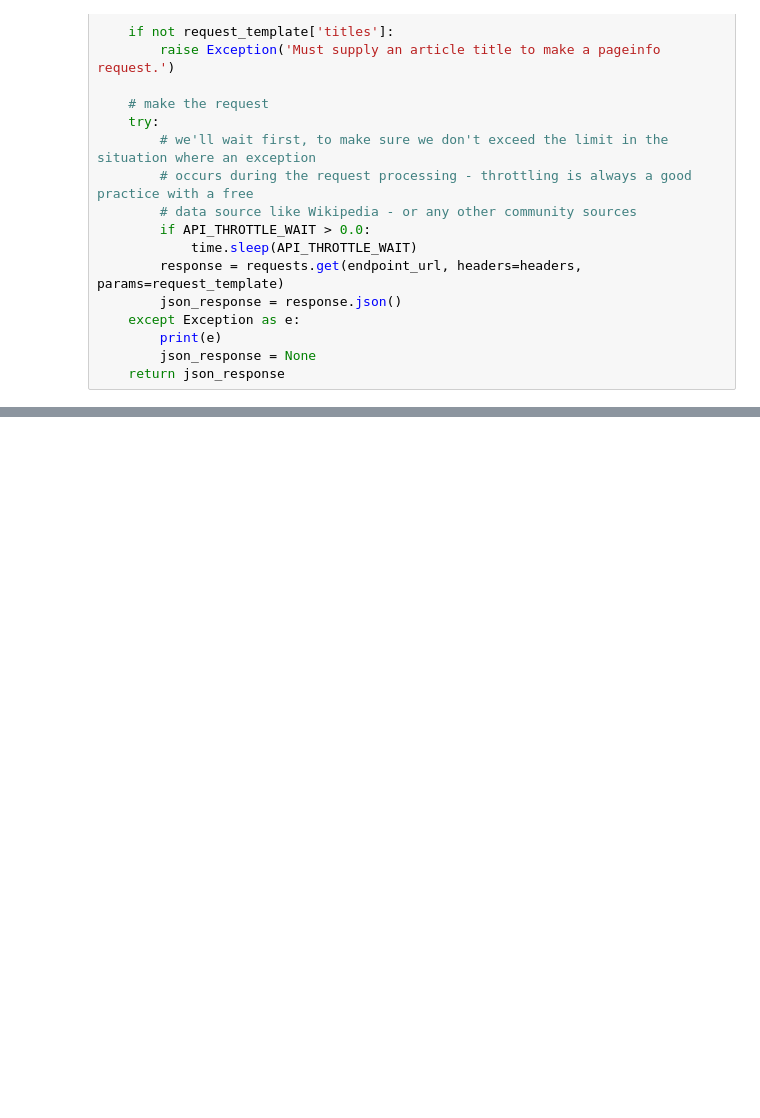
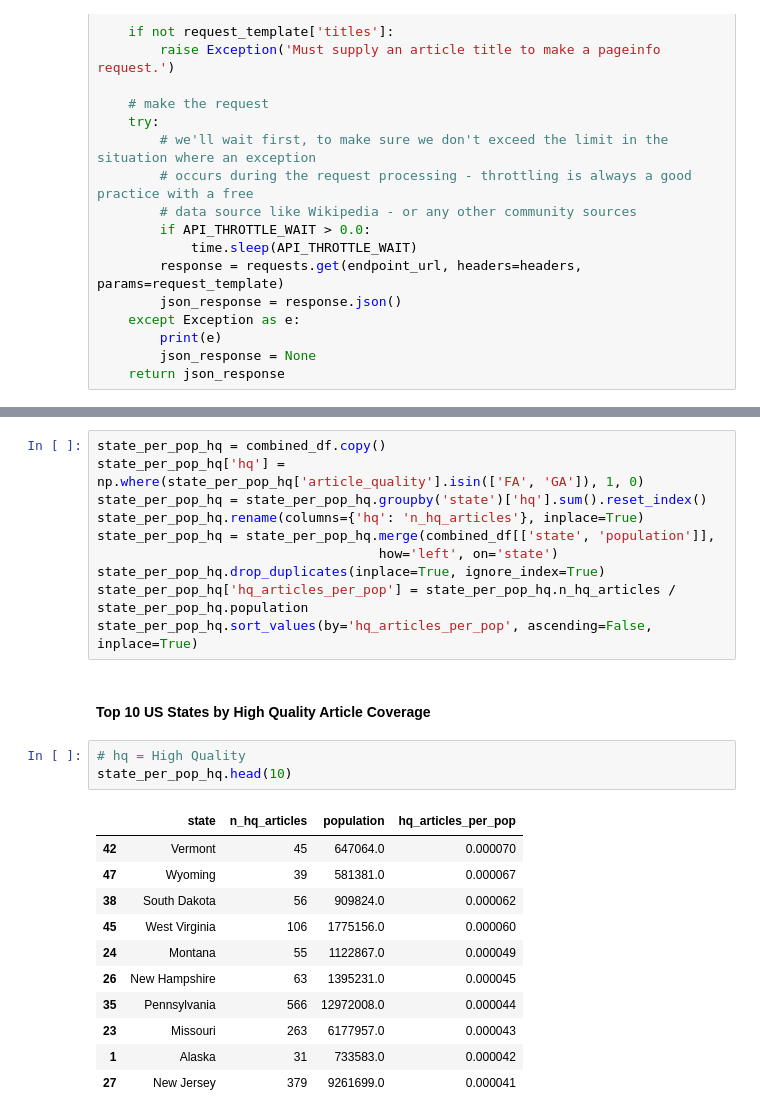
Before and after one commit to jmic94/data-512-homework_2, a Jupyter notebook: code/create_tables.ipynb, the cells around one changed output, grey strips where cells are left out. Saved outputs shown, nothing was run; the diff lists cells and outputs as text; blank space fills up the shorter version.

```diff
--- a/code/create_tables.ipynb
+++ b/code/create_tables.ipynb
@@ -157,0 +406,27 @@ Getting page info data for: Akron, Alabama
+# %%
+state_per_pop_hq = combined_df.copy()
+state_per_pop_hq['hq'] = np.where(state_per_pop_hq['article_quality'].isin(['FA', 'GA']), 1, 0)
+state_per_pop_hq = state_per_pop_hq.groupby('state')['hq'].sum().reset_index()
+state_per_pop_hq.rename(columns={'hq': 'n_hq_articles'}, inplace=True)
+state_per_pop_hq = state_per_pop_hq.merge(combined_df[['state', 'population']],
+                                    how='left', on='state')
+state_per_pop_hq.drop_duplicates(inplace=True, ignore_index=True)
+state_per_pop_hq['hq_articles_per_pop'] = state_per_pop_hq.n_hq_articles / state_per_pop_hq.population
+state_per_pop_hq.sort_values(by='hq_articles_per_pop', ascending=False, inplace=True)
+# %% [markdown]
+#### Top 10 US States by High Quality Article Coverage
+# %%
+# hq = High Quality
+state_per_pop_hq.head(10)
+# %% [output]
+|  | state | n_hq_articles | population | hq_articles_per_pop |
+| 42 | Vermont | 45 | 647064.0 | 0.000070 |
+| 47 | Wyoming | 39 | 581381.0 | 0.000067 |
+| 38 | South Dakota | 56 | 909824.0 | 0.000062 |
+| 45 | West Virginia | 106 | 1775156.0 | 0.000060 |
+| 24 | Montana | 55 | 1122867.0 | 0.000049 |
+| 26 | New Hampshire | 63 | 1395231.0 | 0.000045 |
+| 35 | Pennsylvania | 566 | 12972008.0 | 0.000044 |
+| 23 | Missouri | 263 | 6177957.0 | 0.000043 |
+| 1 | Alaska | 31 | 733583.0 | 0.000042 |
+| 27 | New Jersey | 379 | 9261699.0 | 0.000041 |
```
Also changed, not shown: parts of 31 cells of this notebook, 4 other files.
